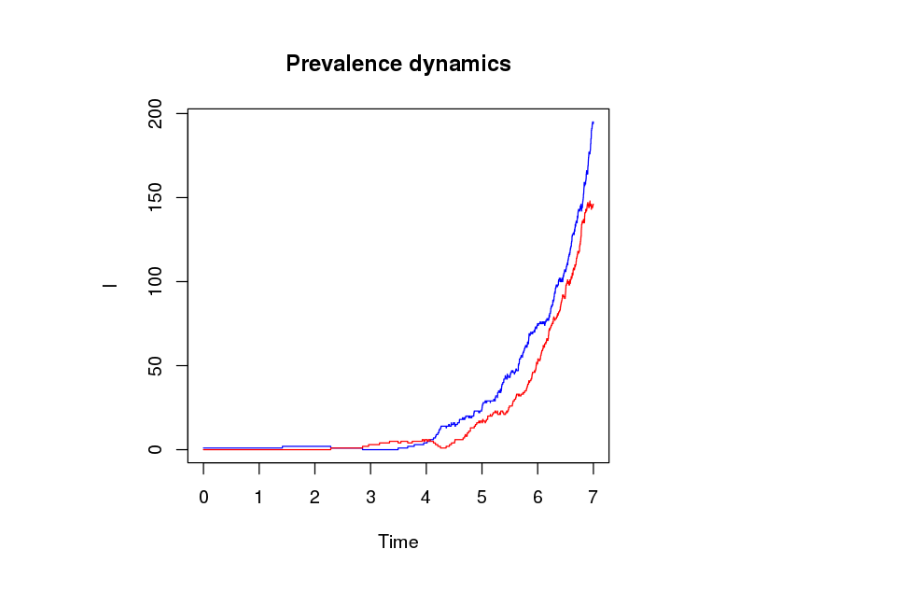
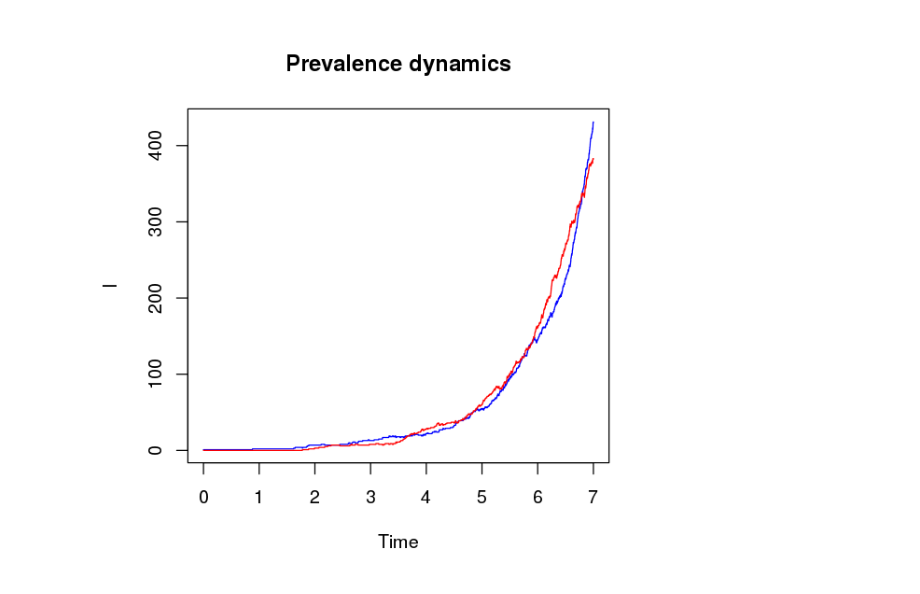
Before and after one commit to tgvaughan/EpiCTree, a Jupyter notebook: examples/BDMM_plots.ipynb, the cells around one changed output. Drawn from its saved outputs; the diff is of its cells as text; code cells hidden in the pictures.

```diff
--- a/examples/BDMM_plots.ipynb
+++ b/examples/BDMM_plots.ipynb
@@ -2,9 +2,9 @@
 options(repr.plot.width=5, repr.plot.height=5)
 library(rjson)
 # %%
-df <- fromJSON(file="likelihoodTest_output.json")
+df <- fromJSON(file="BDMMTreeDensityTest_output.json")
 plot(df$t, df$I[[1]], 's', col='blue', xlab='Time', ylab='I',
     main='Prevalence dynamics')
 lines(df$t, df$I[[2]], 's', col='red')
 # %% [output]
-[figure, old version]
+[figure, new version]
```
Also changed, not shown: 4 other files.
